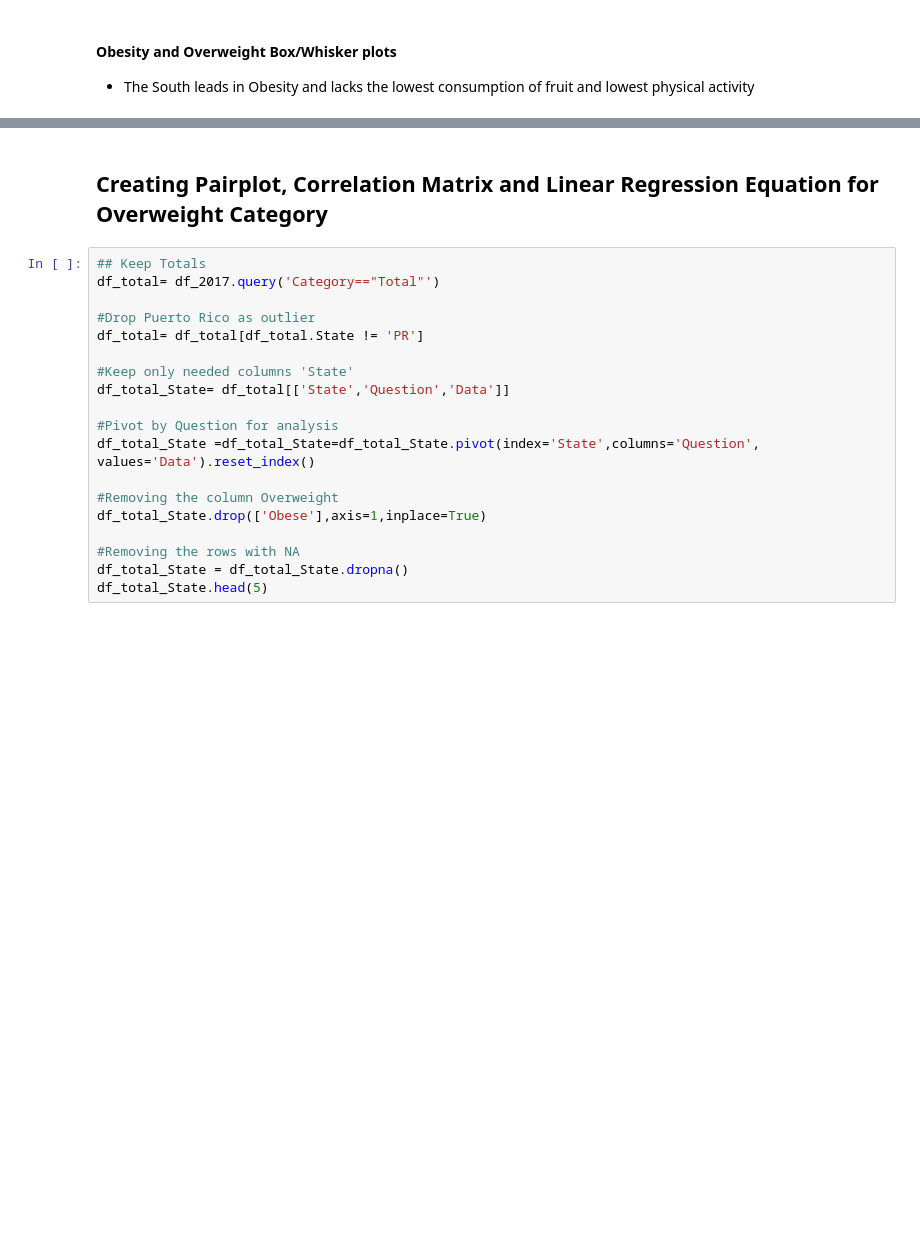
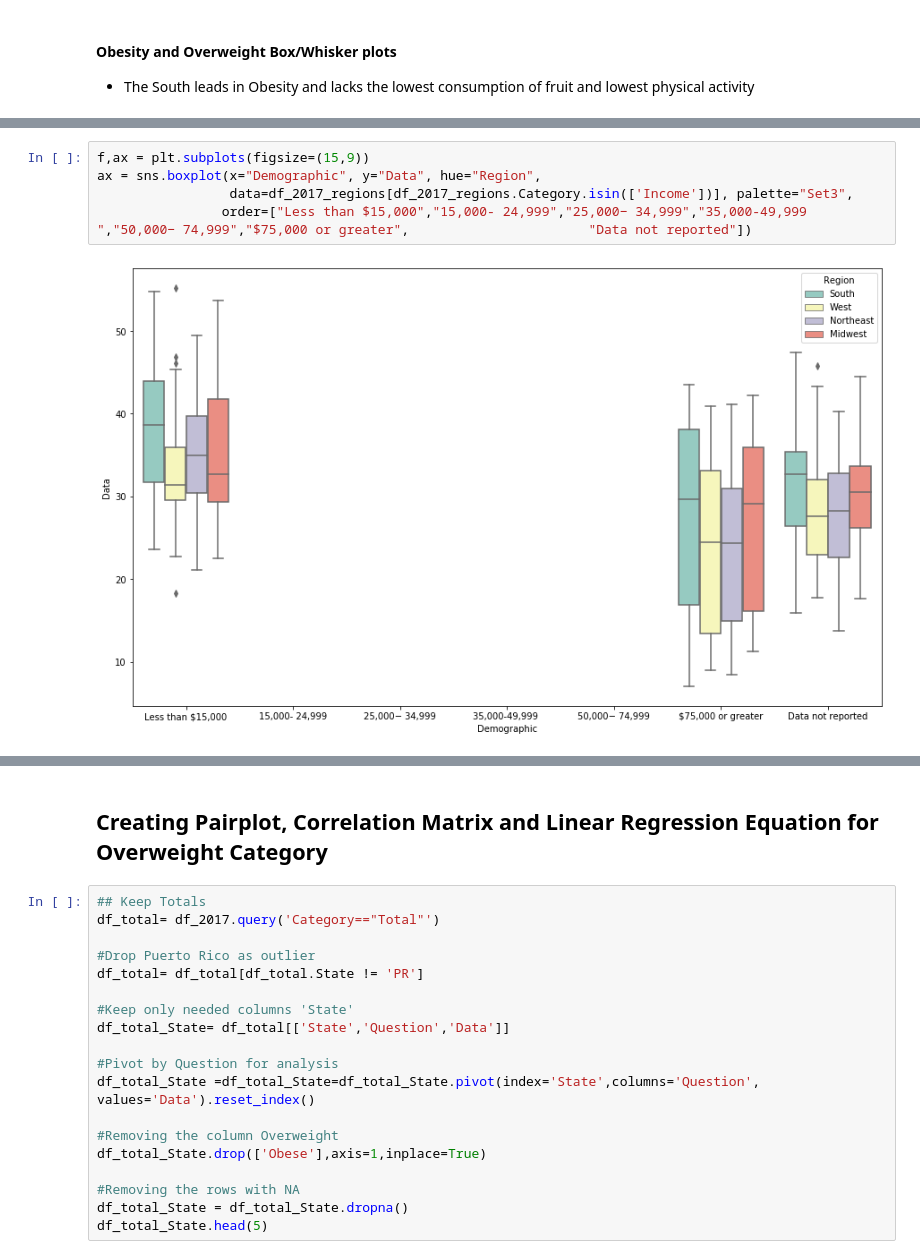
Before and after one commit to DimitriKourouniotis/Capstone-2, a Jupyter notebook: Capstone 2.ipynb, the cells around one changed output, grey strips where cells are left out. Drawn from its saved outputs; the diff is of its cells as text; blank space fills up the shorter version.

```diff
--- a/Capstone 2.ipynb
+++ b/Capstone 2.ipynb
@@ -1026,0 +930,7 @@ gapminder.boxplot(column='lifeExp',by='continent',
+# %%
+f,ax = plt.subplots(figsize=(15,9))
+ax = sns.boxplot(x="Demographic", y="Data", hue="Region",
+                 data=df_2017_regions[df_2017_regions.Category.isin(['Income'])], palette="Set3",
+                order=["Less than $15,000","15,000- 24,999","25,000− 34,999","35,000-49,999 ","50,000− 74,999","$75,000 or greater",                       "Data not reported"])
+# %% [output]
+[figure, added]
```
Also changed, not shown: parts of 17 cells of this notebook.
